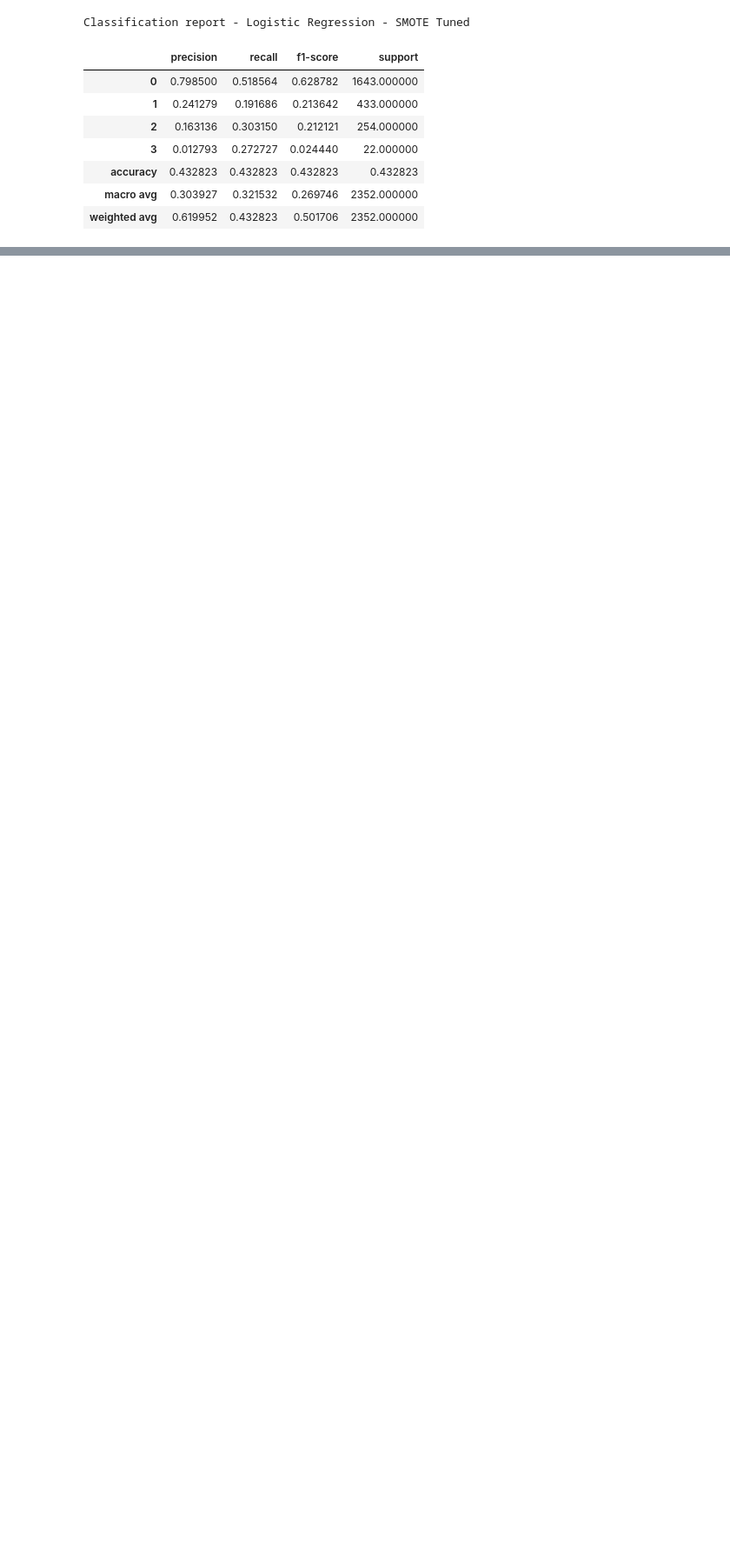
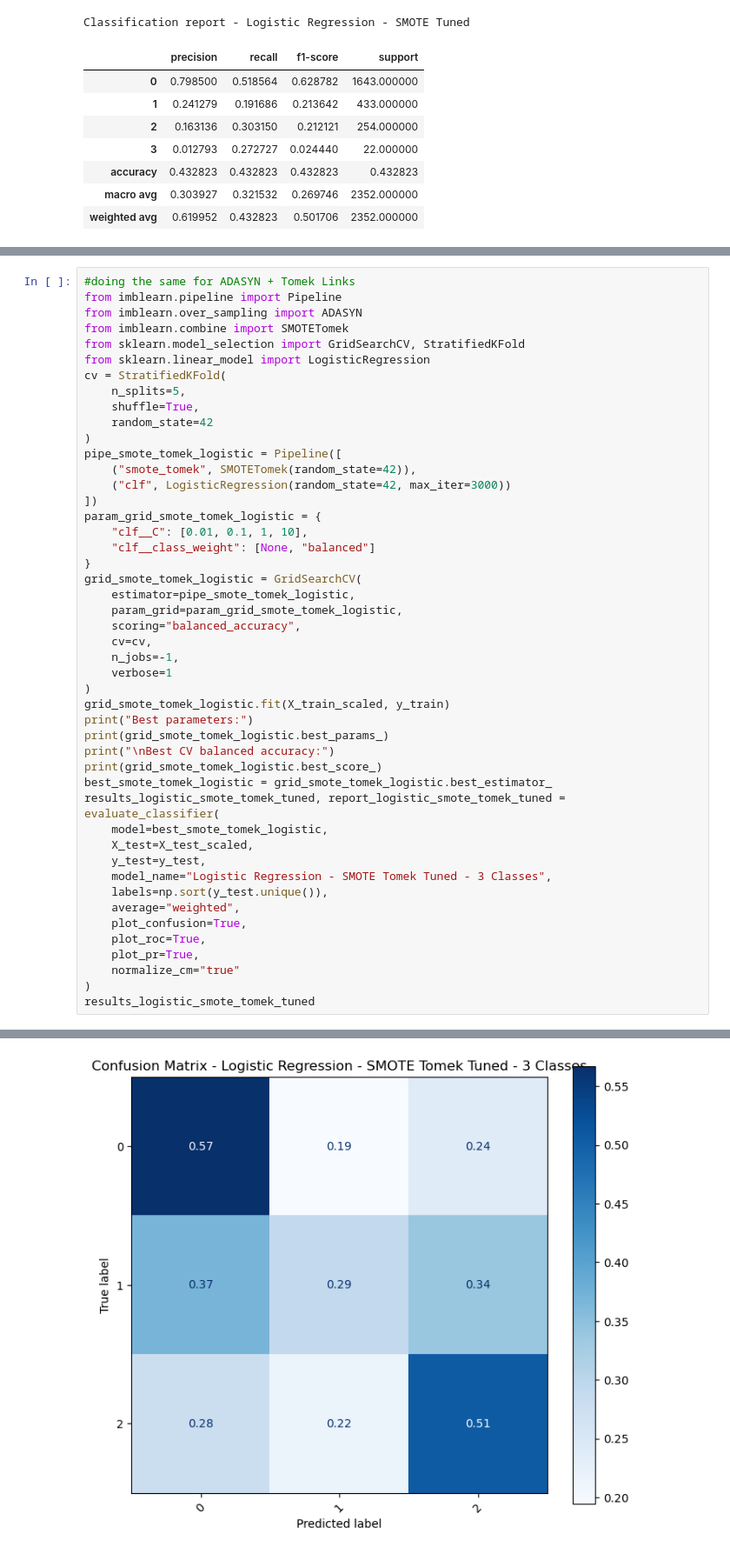
Before and after one commit to lorenzobuccolini03/Data-Mining---Advanced-Topics, a Jupyter notebook: Advanced Classification/logistic_regression.ipynb, the cells around one changed output, grey strips where cells are left out. Shown at 87% size. Cells and saved outputs as stored; diff of their text form; blank space fills up the shorter version.

```diff
--- a/Advanced Classification/logistic_regression.ipynb
+++ b/Advanced Classification/logistic_regression.ipynb
@@ -664,0 +962,48 @@ logistic_results_table.sort_values("f1_macro", ascending=False)
+# %%
+#doing the same for ADASYN + Tomek Links
+from imblearn.pipeline import Pipeline
+from imblearn.over_sampling import ADASYN
+from imblearn.combine import SMOTETomek
+from sklearn.model_selection import GridSearchCV, StratifiedKFold
+from sklearn.linear_model import LogisticRegression
+cv = StratifiedKFold(
+    n_splits=5,
+    shuffle=True,
+    random_state=42
+)
+pipe_smote_tomek_logistic = Pipeline([
+    ("smote_tomek", SMOTETomek(random_state=42)),
+    ("clf", LogisticRegression(random_state=42, max_iter=3000))
+])
+param_grid_smote_tomek_logistic = {
+    "clf__C": [0.01, 0.1, 1, 10],
+    "clf__class_weight": [None, "balanced"]
+}
+grid_smote_tomek_logistic = GridSearchCV(
+    estimator=pipe_smote_tomek_logistic,
+    param_grid=param_grid_smote_tomek_logistic,
+    scoring="balanced_accuracy",
+    cv=cv,
+    n_jobs=-1,
+    verbose=1
+)
+grid_smote_tomek_logistic.fit(X_train_scaled, y_train)
+print("Best parameters:")
+print(grid_smote_tomek_logistic.best_params_)
+print("\nBest CV balanced accuracy:")
+print(grid_smote_tomek_logistic.best_score_)
+best_smote_tomek_logistic = grid_smote_tomek_logistic.best_estimator_
+results_logistic_smote_tomek_tuned, report_logistic_smote_tomek_tuned = evaluate_classifier(
+    model=best_smote_tomek_logistic,
+    X_test=X_test_scaled,
+    y_test=y_test,
+    model_name="Logistic Regression - SMOTE Tomek Tuned - 3 Classes",
+    labels=np.sort(y_test.unique()),
+    average="weighted",
+    plot_confusion=True,
+    plot_roc=True,
+    plot_pr=True,
+    normalize_cm="true"
+)
+results_logistic_smote_tomek_tuned
+# %% [output]
@@ -664,0 +1016 @@ logistic_results_table.sort_values("f1_macro", ascending=False)
+[figure, added]
```
Also changed, not shown: parts of 15 cells of this notebook, 1 other file.
